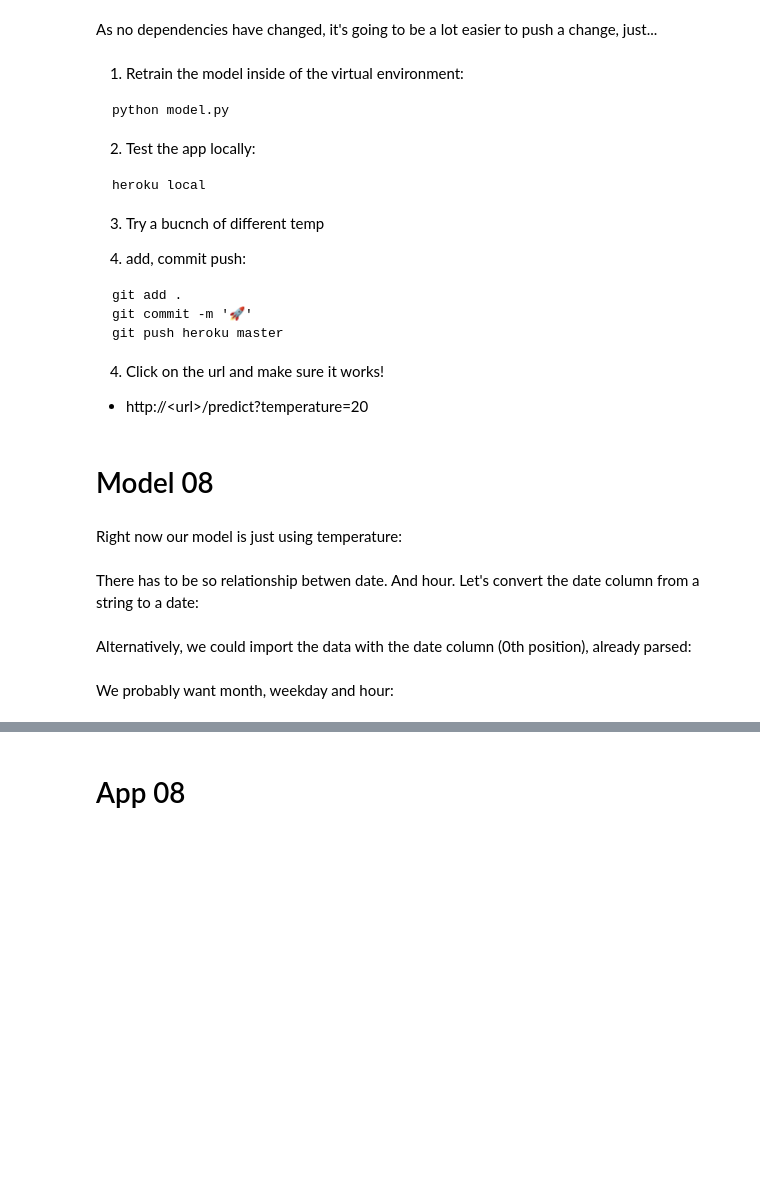
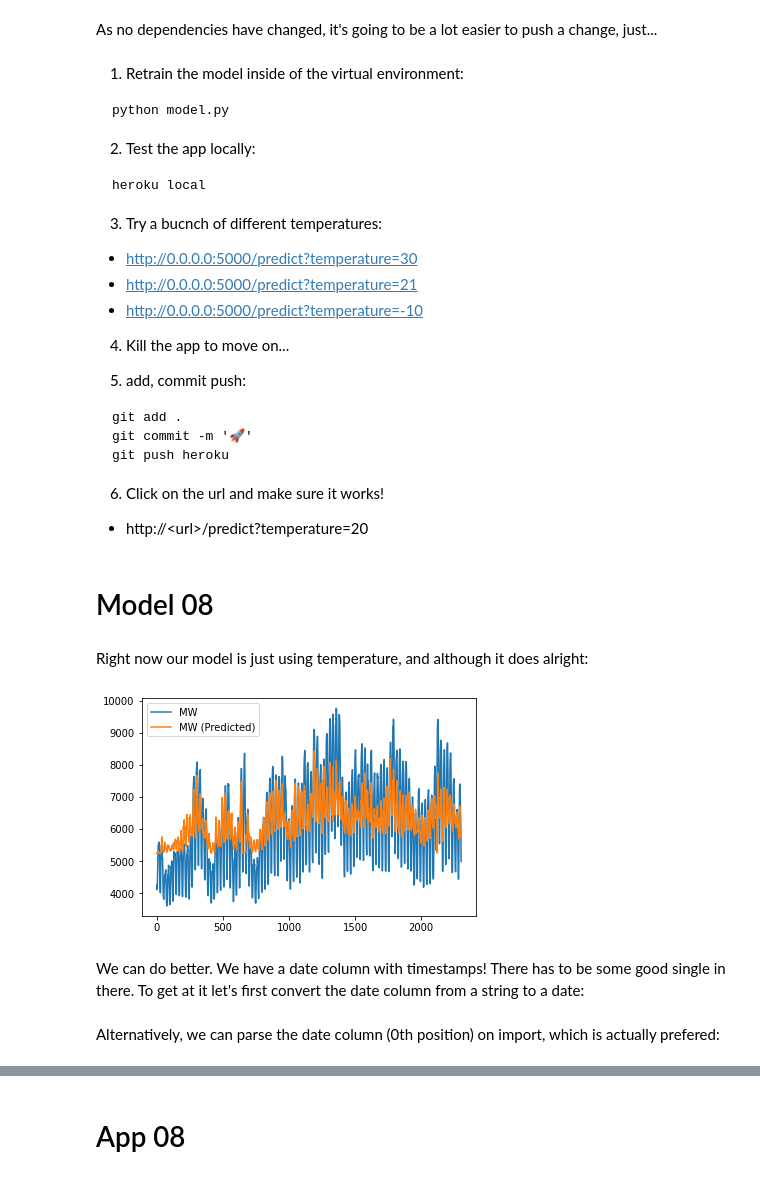
Before and after one commit to maxhumber/CDML, a Jupyter notebook: step_by_step.ipynb, the cells around one changed output, grey strips where cells are left out. Cells and saved outputs as stored; diff of their text form; code cells hidden in the pictures; blank space fills up the shorter version.

````diff
--- a/step_by_step.ipynb
+++ b/step_by_step.ipynb
@@ -833,33 +833,40 @@ python model.py
 heroku local
 ```
 
-3. Try a bucnch of different temp
+3. Try a bucnch of different temperatures:
 
-3. add, commit push:
+- http://0.0.0.0:5000/predict?temperature=30
+- http://0.0.0.0:5000/predict?temperature=21
+- http://0.0.0.0:5000/predict?temperature=-10
+
+4. Kill the app to move on...
+
+5. add, commit push:
 
 ```
 git add .
 git commit -m '🚀'
-git push heroku master
+git push heroku
 ```
 
-4. Click on the url and make sure it works!
+6. Click on the url and make sure it works!
 
 - http://\<url\>/predict?temperature=20
 # %% [markdown]
 # Model 08
 # %% [markdown]
-Right now our model is just using temperature:
+Right now our model is just using temperature, and although it does alright:
 # %%
-plt.plot(range(len(y_test)), y_test)
-plt.plot(range(len(y_test)), pipe.predict(Z_test));
+plt.plot(range(len(y_test)), y_test, label='MW')
+plt.plot(range(len(y_test)), pipe.predict(X_test), label='MW (Predicted)')
+plt.legend();
+# %% [output]
+[figure, added]
 # %% [markdown]
-There has to be so relationship betwen date. And hour. Let's convert the date column from a string to a date:
+We can do better. We have a date column with timestamps! There has to be some good single in there. To get at it let's first convert the date column from a string to a date:
 # %%
 df['date'] = pd.to_datetime(df['date'])
 # %% [markdown]
-Alternatively, we could import the data with the date column (0th position), already parsed:
+Alternatively, we can parse the date column (0th position) on import, which is actually prefered:
 # %%
 df = pd.read_csv('data/weather_power.csv', parse_dates=[0])
-# %% [markdown]
-We probably want month, weekday and hour:
````
Also changed, not shown: parts of 34 cells of this notebook, 5 other files.
